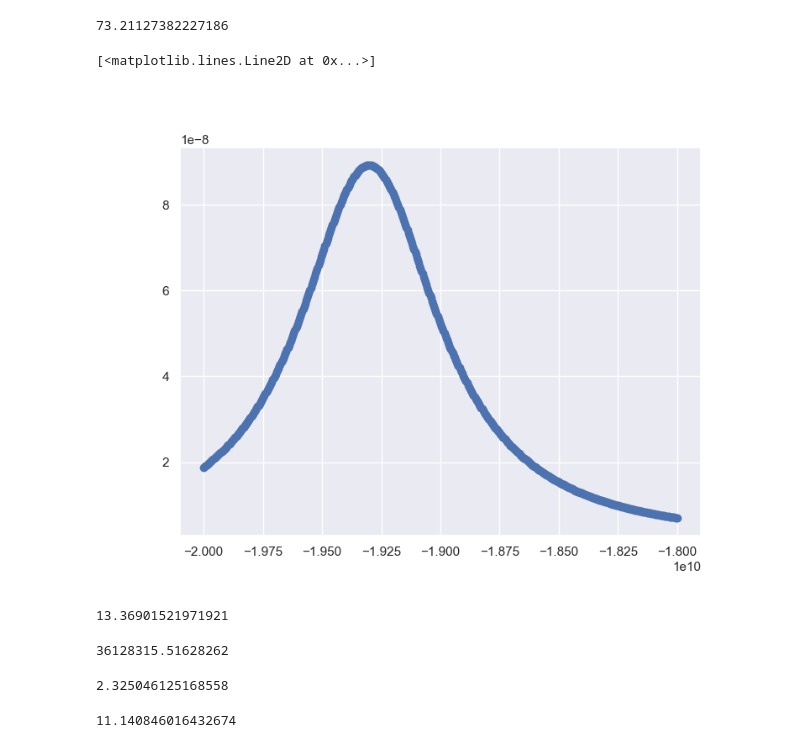
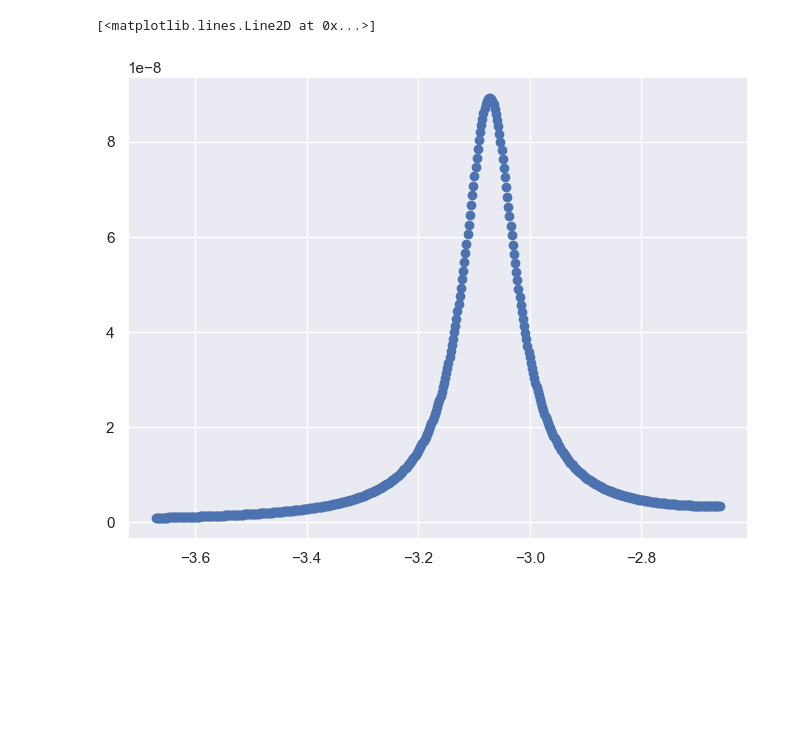
Before and after one commit to qwertz12345/GeneralizedOpticalBlochSim, a Jupyter notebook: Spectroscopy/spectroscopy.ipynb, the cells around one changed output. Saved outputs shown, nothing was run; the diff lists cells and outputs as text; code cells hidden in the pictures; blank space fills up the shorter version.

```diff
--- a/Spectroscopy/spectroscopy.ipynb
+++ b/Spectroscopy/spectroscopy.ipynb
@@ -916,4 +7,0 @@ plt.plot(freqs, excited_pops, "o")
-# %%
-460/(2*pi)
-# %% [output]
-73.21127382227186
@@ -922,25 +8,18 @@ decays = natural_decay_ops_D1() + wall_coll(line="D1") + quenching_ops("D1")
 # %%
-freqs = np.linspace(-2e10, -1.8e10, 501)
-rho_ss_list = [steadystate(H_atom_field_D1(-1, E_0_plus(0.01)) + H_atom(det, "D1"), c_op_list=decays) for det in freqs]
+decays = natural_decay_ops_D1() + quenching_ops("D1", gamma=QUENCHING_RATE) + wall_coll("D1")
+freqs = np.linspace(-3.67, -2.66, 500)
+last_ss = 0
+rho_ss_list = []
+for freq in freqs:
+    if last_ss==0:
+        ss = steadystate(H_atom_field_D1(-1, E_0_plus(0.01)) + H_atom(freq*2e9*pi, "D1"), c_op_list=decays, method='iterative-gmres')
+    else:
+        ss = steadystate(H_atom_field_D1(-1, E_0_plus(0.01)) + H_atom(freq*2e9*pi, "D1"), c_op_list=decays, method='iterative-gmres', x0=operator_to_vector(last_ss))
+    last_ss = ss
+    rho_ss_list.append(ss)
 excited_pops = [sum(rho.diag()[8:]) for rho in rho_ss_list]
 plt.figure()
 plt.plot(freqs, excited_pops, "o")
 # %% [output]
 [<matplotlib.lines.Line2D at 0x...>]
-[figure, old version]
+[figure, new version]
-# %%
-84/(2*pi)
-# %% [output]
-13.36901521971921
-# %%
-GAMMA_RAD_D1
-# %% [output]
-36128315.51628262
-# %%
-QUENCHING_RATE/GAMMA_RAD_D1
-# %% [output]
-2.325046125168558
-# %%
-70/(2*pi)
-# %% [output]
-11.140846016432674
```
Also changed, not shown: parts of 49 cells of this notebook, 30 other files.
